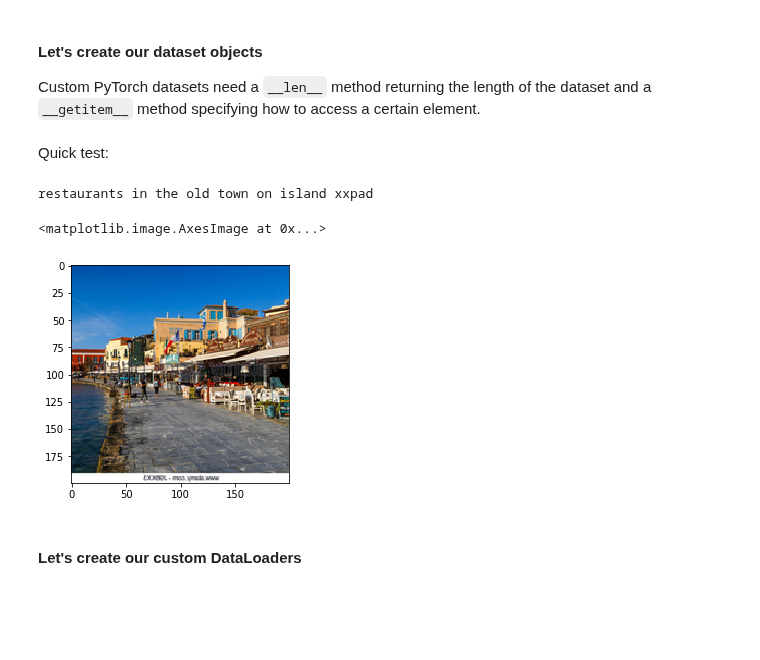
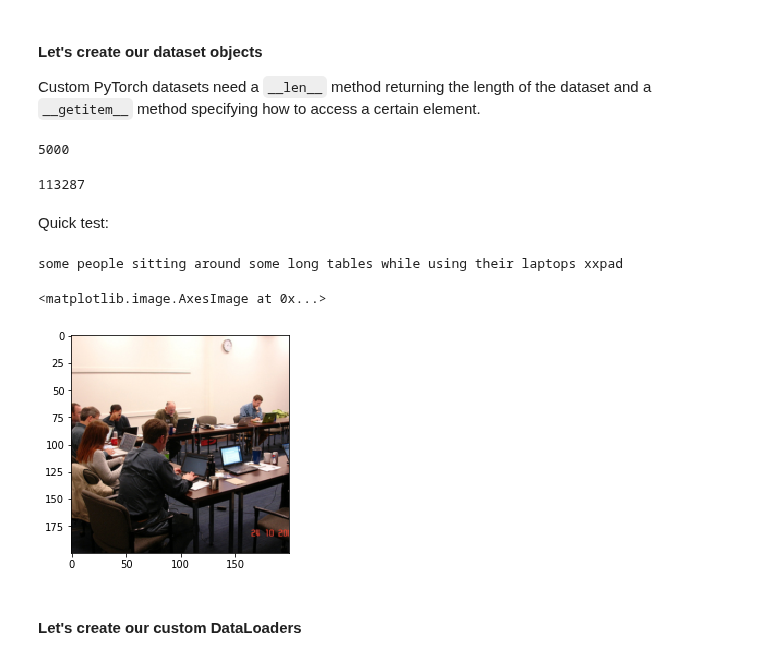
Before and after one commit to fg91/Neural-Image-Caption-Generation-Tutorial, a Jupyter notebook: Tutorial - Show, Attend and Tell.ipynb, the cells around one changed output. Saved outputs shown, nothing was run; the diff lists cells and outputs as text; code cells hidden in the pictures; blank space fills up the shorter version.

Commit message:
Load MS COCO data

```diff
--- a/Tutorial - Show, Attend and Tell.ipynb
+++ b/Tutorial - Show, Attend and Tell.ipynb
@@ -25,0 +29,9 @@ Download the files `Train_GCC-training.tsv` and `Validation_GCC-1.1.0-Validation
+# %%
+PATH = Path('ms_coco_data/')
+PATH.mkdir(exist_ok=True)
+
+VALID_PATH = PATH/"valid"
+VALID_PATH.mkdir(exist_ok=True)
+
+TRAIN_PATH= PATH/"train"
+TRAIN_PATH.mkdir(exist_ok=True)
@@ -25,0 +75,2 @@ Download the files `Train_GCC-training.tsv` and `Validation_GCC-1.1.0-Validation
+# %%
+vocab = pickle.load((PATH/"vocab.pkl").open('rb'))
@@ -25,0 +99,4 @@ Download the files `Train_GCC-training.tsv` and `Validation_GCC-1.1.0-Validation
+# %%
+valid_data = pickle.load((PATH/"valid.pkl").open('rb'))
+test_data  = pickle.load((PATH/"test.pkl").open('rb'))
+train_data = pickle.load((PATH/"train.pkl").open('rb'))
@@ -136,6 +215,7 @@ class ImageCaptionDataset(Dataset):
         self.filenames = data[0]
         self.captions  = data[1]
         self.transform = transform
+        self.mult_captions_per_image = not isinstance(train_data[1][0][0], int)
 
     def __len__(self):
         return len(self.filenames)
@@ -143,7 +223,10 @@ class ImageCaptionDataset(Dataset):
     def __getitem__(self, idx):
         # Grayscale images in dataset have to be onverted as tensor shapes have to match except in dim=0
         image = Image.open(self.filenames[idx]).convert('RGB')
-        caption = self.captions[idx]
+        if self.mult_captions_per_image:
+            caption = self.captions[idx][0]
+        else:
+            caption = self.captions[idx]
 
         if self.transform is not None:
             image = self.transform(image)
@@ -182,18 +265,26 @@ denorm = transforms.Compose([
 valid_dataset = ImageCaptionDataset(valid_data, transform=valid_tfms)
 # %%
 train_dataset = ImageCaptionDataset(train_data, transform=train_tfms)
+# %%
+len(valid_dataset)
+# %% [output]
+5000
+# %%
+len(train_dataset)
+# %% [output]
+113287
 # %% [markdown]
 Quick test:
 # %%
-idx = 1084
+idx = 55000#1084
 d = train_dataset
 img, cap = d[idx]
 print(vocab.textify(cap))
 plt.imshow(denorm(img))
 # %% [output]
-restaurants in the old town on island xxpad
+some people sitting around some long tables while using their laptops xxpad
 <matplotlib.image.AxesImage at 0x...>
-[figure, old version]
+[figure, new version]
 # %% [markdown]
 #### Let's create our custom DataLoaders
 # %%
```
Also changed, not shown: parts of 24 cells of this notebook.
